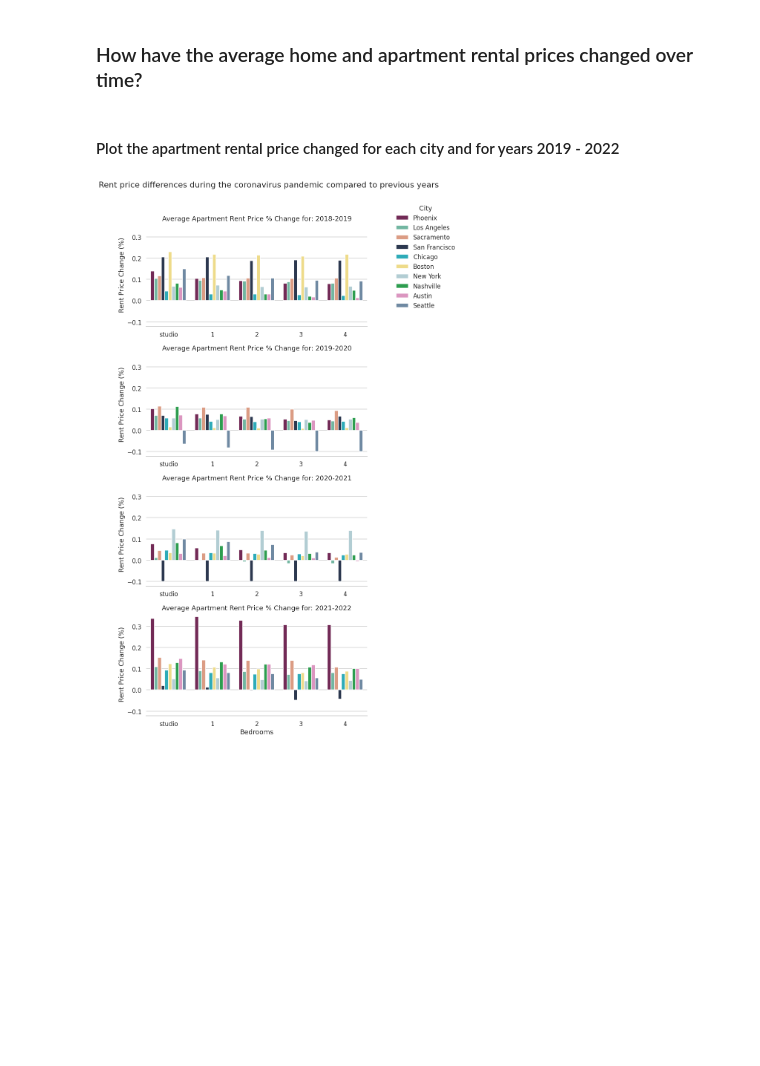
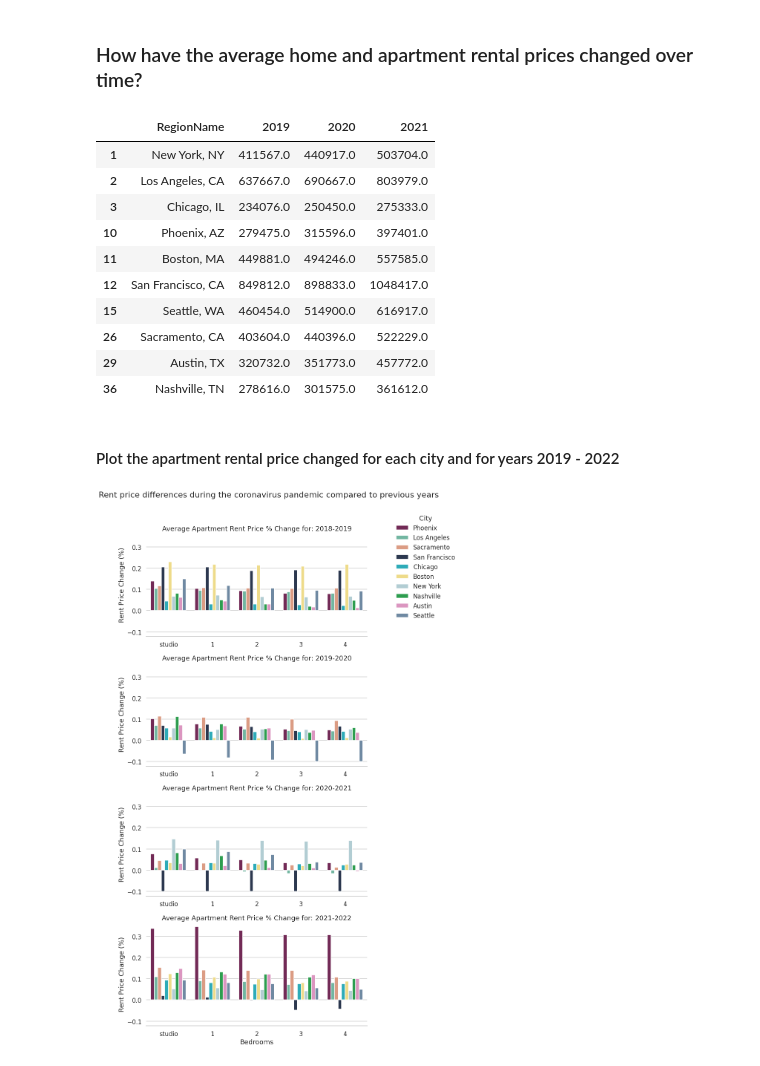
Before and after one commit to Keren-Neeq/DS4A-Team1, a Jupyter notebook: notebooks/Team1_EDA.ipynb, the cells around one changed output. Saved outputs shown, nothing was run; the diff lists cells and outputs as text; code cells hidden in the pictures; blank space fills up the shorter version.

```diff
--- a/notebooks/Team1_EDA.ipynb
+++ b/notebooks/Team1_EDA.ipynb
@@ -329,5 +446,25 @@ plt.show()
 # %% [markdown]
 ### How have the average home and apartment rental prices changed over time?
+# %%
+sale_price['2019'] = round((sale_price['2019-01-31'] + sale_price['2019-02-28'] + sale_price['2019-03-31'] + sale_price['2019-04-30'] + sale_price['2019-05-31'] + sale_price['2019-06-30'] + sale_price['2019-07-31'] + sale_price['2019-08-31'] + sale_price['2019-09-30'] + sale_price['2019-10-31'] + sale_price['2019-11-30'] + sale_price['2019-12-31'])/12,0)
+sale_price['2020'] = round((sale_price['2020-01-31'] + sale_price['2020-02-29'] + sale_price['2020-03-31'] + sale_price['2020-04-30'] + sale_price['2020-05-31'] + sale_price['2020-06-30'] + sale_price['2020-07-31'] + sale_price['2020-08-31'] + sale_price['2020-09-30'] + sale_price['2020-10-31'] + sale_price['2020-11-30'] + sale_price['2020-12-31'])/12,0)
+sale_price['2021'] = round((sale_price['2021-01-31'] + sale_price['2021-02-28'] + sale_price['2021-03-31'] + sale_price['2021-04-30'] + sale_price['2021-05-31'] + sale_price['2021-06-30'] + sale_price['2021-07-31'] + sale_price['2021-08-31'] + sale_price['2021-09-30'] + sale_price['2021-10-31'] + sale_price['2021-11-30'] + sale_price['2021-12-31'])/12,0)
+# %%
+zillow_sale_price = sale_price[['RegionName','2019', '2020', '2021']]
+# %%
+zillow_sale_price
+# %% [output]
+|  | RegionName | 2019 | 2020 | 2021 |
+| 1 | New York, NY | 411567.0 | 440917.0 | 503704.0 |
+| 2 | Los Angeles, CA | 637667.0 | 690667.0 | 803979.0 |
+| 3 | Chicago, IL | 234076.0 | 250450.0 | 275333.0 |
+| 10 | Phoenix, AZ | 279475.0 | 315596.0 | 397401.0 |
+| 11 | Boston, MA | 449881.0 | 494246.0 | 557585.0 |
+| 12 | San Francisco, CA | 849812.0 | 898833.0 | 1048417.0 |
+| 15 | Seattle, WA | 460454.0 | 514900.0 | 616917.0 |
+| 26 | Sacramento, CA | 403604.0 | 440396.0 | 522229.0 |
+| 29 | Austin, TX | 320732.0 | 351773.0 | 457772.0 |
+| 36 | Nashville, TN | 278616.0 | 301575.0 | 361612.0 |
 # %% [markdown]
 #### Plot the apartment rental price changed for each city and for years 2019 - 2022
 # %%
```
Also changed, not shown: parts of 34 cells of this notebook.
